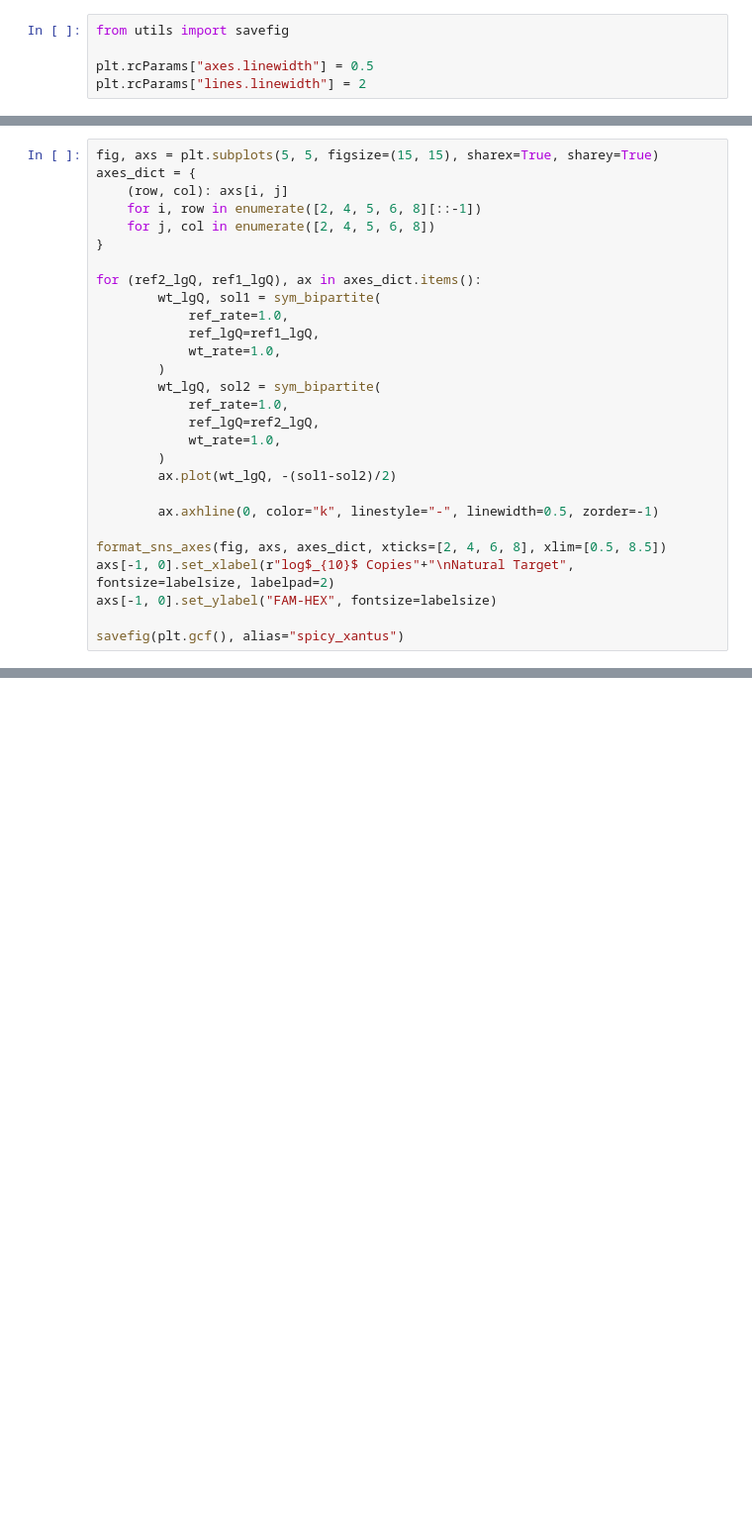
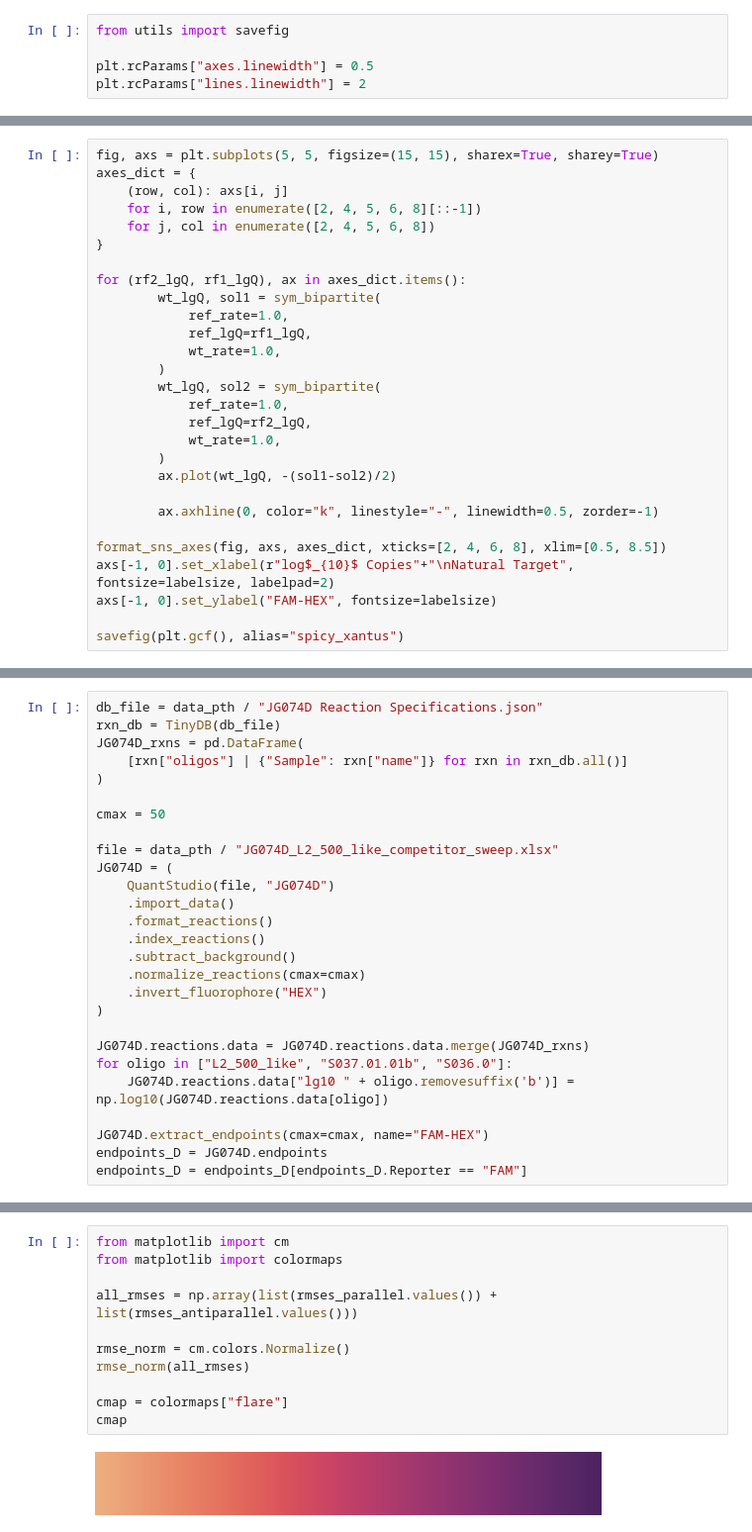
Before and after one commit to JohnGoertz/can-manuscript, a Jupyter notebook: fig_S10__cold_mole/code/fig_S10__cold_mole__ODE_Model_redundant.ipynb, the cells around one changed output, grey strips where cells are left out. Shown at 99% size. Saved outputs shown, nothing was run; the diff lists cells and outputs as text; blank space fills up the shorter version.

```diff
--- a/fig_S10__cold_mole/code/fig_S10__cold_mole__ODE_Model_redundant.ipynb
+++ b/fig_S10__cold_mole/code/fig_S10__cold_mole__ODE_Model_redundant.ipynb
@@ -197,15 +241,15 @@ axes_dict = {
     for j, col in enumerate([2, 4, 5, 6, 8])
 }
 
-for (ref2_lgQ, ref1_lgQ), ax in axes_dict.items():
+for (rf2_lgQ, rf1_lgQ), ax in axes_dict.items():
         wt_lgQ, sol1 = sym_bipartite(
             ref_rate=1.0,
-            ref_lgQ=ref1_lgQ,
+            ref_lgQ=rf1_lgQ,
             wt_rate=1.0,
         )
         wt_lgQ, sol2 = sym_bipartite(
             ref_rate=1.0,
-            ref_lgQ=ref2_lgQ,
+            ref_lgQ=rf2_lgQ,
             wt_rate=1.0,
         )
         ax.plot(wt_lgQ, -(sol1-sol2)/2)
@@ -222,0 +269,27 @@ Saving fig_S10B__spicy_xantus in /home/john/projects/can-manuscript/fig_S10__col
+# %%
+db_file = data_pth / "JG074D Reaction Specifications.json"
+rxn_db = TinyDB(db_file)
+JG074D_rxns = pd.DataFrame(
+    [rxn["oligos"] | {"Sample": rxn["name"]} for rxn in rxn_db.all()]
+)
+
+cmax = 50
+
+file = data_pth / "JG074D_L2_500_like_competitor_sweep.xlsx"
+JG074D = (
+    QuantStudio(file, "JG074D")
+    .import_data()
+    .format_reactions()
+    .index_reactions()
+    .subtract_background()
+    .normalize_reactions(cmax=cmax)
+    .invert_fluorophore("HEX")
+)
+
+JG074D.reactions.data = JG074D.reactions.data.merge(JG074D_rxns)
+for oligo in ["L2_500_like", "S037.01.01b", "S036.0"]:
+    JG074D.reactions.data["lg10 " + oligo.removesuffix('b')] = np.log10(JG074D.reactions.data[oligo])
+
+JG074D.extract_endpoints(cmax=cmax, name="FAM-HEX")
+endpoints_D = JG074D.endpoints
+endpoints_D = endpoints_D[endpoints_D.Reporter == "FAM"]
@@ -222,0 +527,13 @@ Saving fig_S10B__spicy_xantus in /home/john/projects/can-manuscript/fig_S10__col
+# %%
+from matplotlib import cm
+from matplotlib import colormaps
+
+all_rmses = np.array(list(rmses_parallel.values()) + list(rmses_antiparallel.values()))
+
+rmse_norm = cm.colors.Normalize()
+rmse_norm(all_rmses)
+
+cmap = colormaps["flare"]
+cmap
+# %% [output]
+[figure, added]
```
Also changed, not shown: parts of 19 cells of this notebook, 38 other files.
